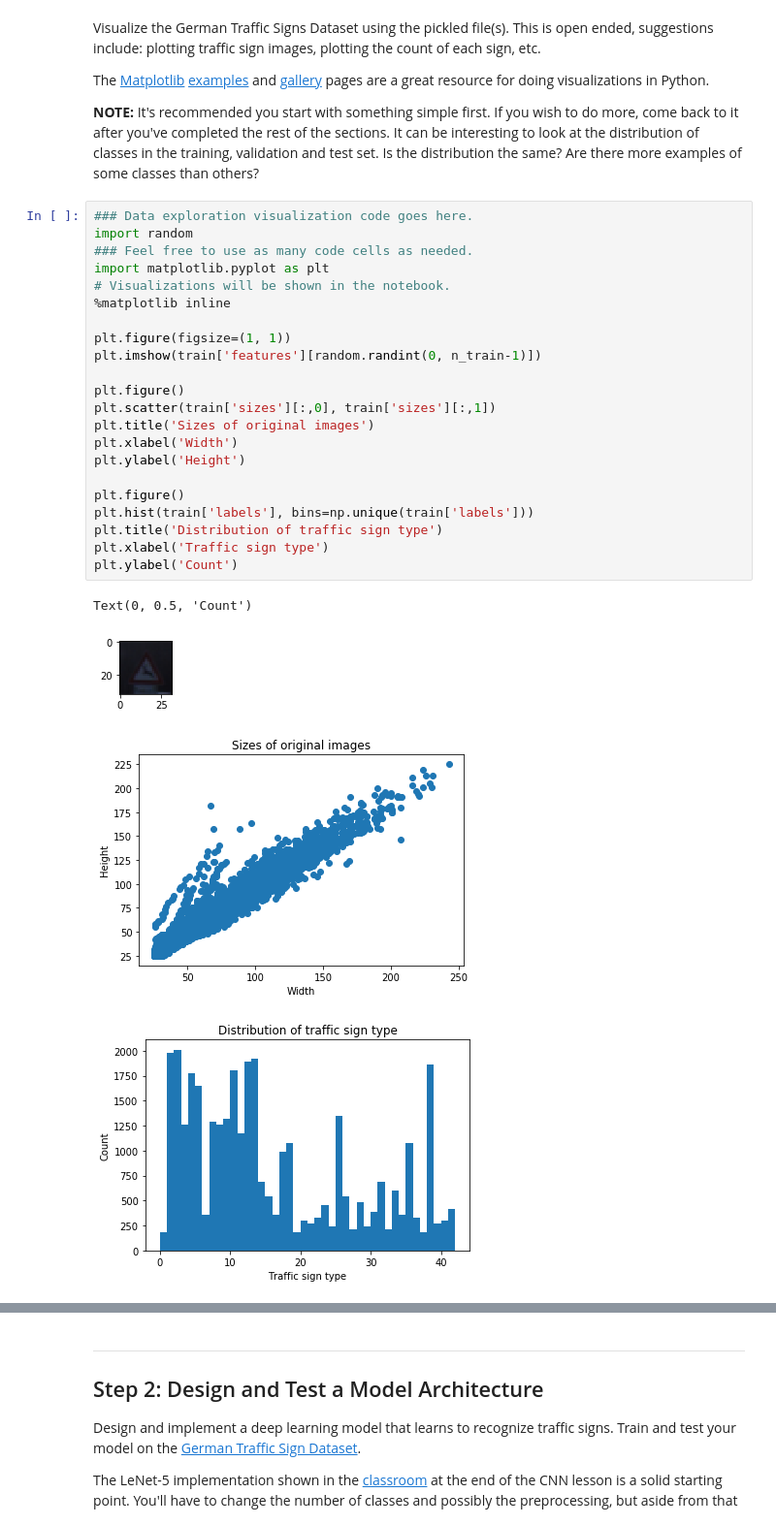
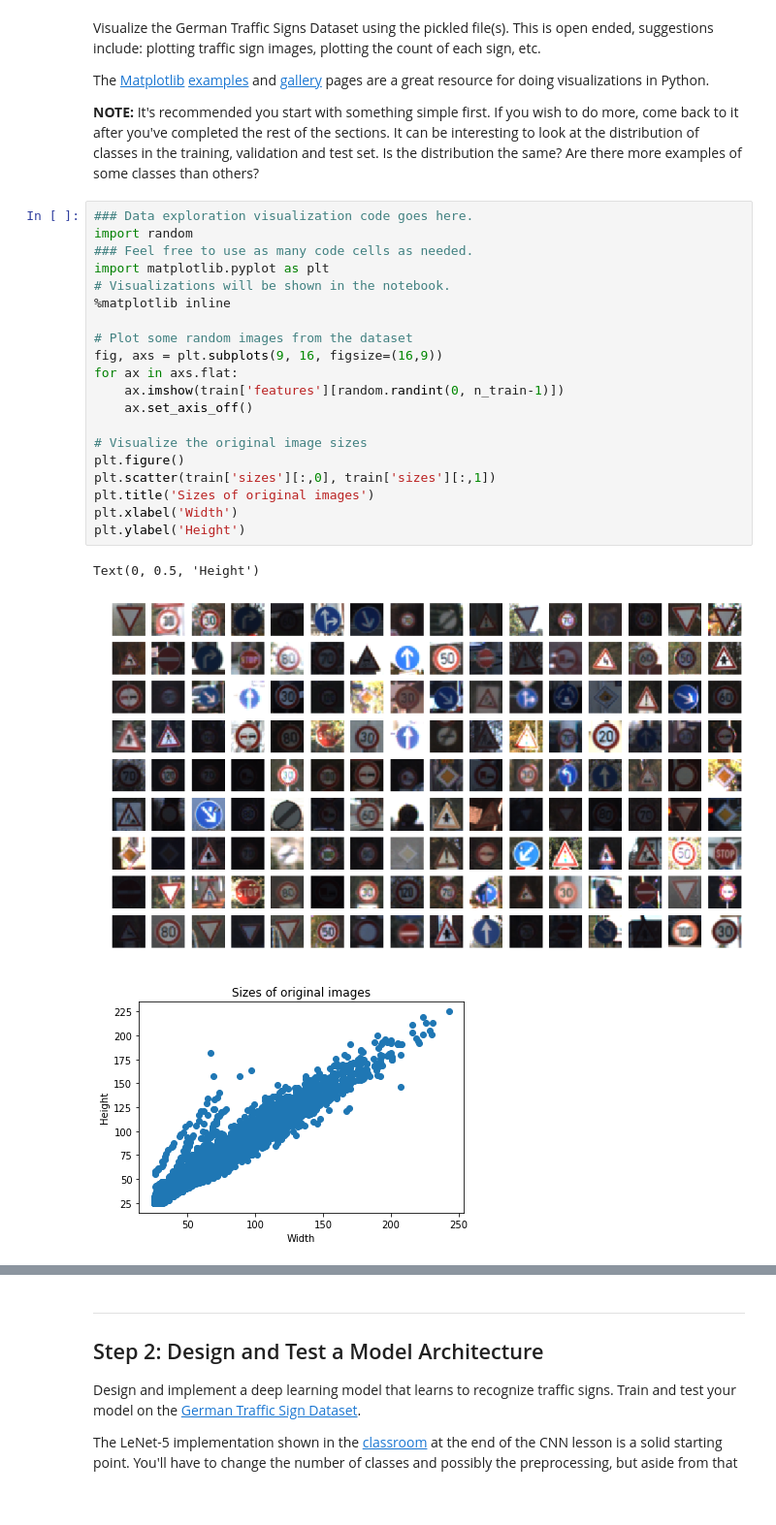
Before and after one commit to nagyben/CarND-Traffic-Sign-Classifier-Project, a Jupyter notebook: Traffic_Sign_Classifier.ipynb, the cells around one changed output, grey strips where cells are left out. Shown at 97% size. Saved outputs shown, nothing was run; the diff lists cells and outputs as text; blank space fills up the shorter version.

```diff
--- a/Traffic_Sign_Classifier.ipynb
+++ b/Traffic_Sign_Classifier.ipynb
@@ -96,27 +96,24 @@ The [Matplotlib](http://matplotlib.org/) [examples](http://matplotlib.org/exampl
 # %%
 ### Data exploration visualization code goes here.
 import random
 ### Feel free to use as many code cells as needed.
 import matplotlib.pyplot as plt
 # Visualizations will be shown in the notebook.
 %matplotlib inline
 
-plt.figure(figsize=(1, 1))
-plt.imshow(train['features'][random.randint(0, n_train-1)])
+# Plot some random images from the dataset
+fig, axs = plt.subplots(9, 16, figsize=(16,9))
+for ax in axs.flat:
+    ax.imshow(train['features'][random.randint(0, n_train-1)])
+    ax.set_axis_off()
 
+# Visualize the original image sizes
 plt.figure()
 plt.scatter(train['sizes'][:,0], train['sizes'][:,1])
 plt.title('Sizes of original images')
 plt.xlabel('Width')
 plt.ylabel('Height')
-
-plt.figure()
-plt.hist(train['labels'], bins=np.unique(train['labels']))
-plt.title('Distribution of traffic sign type')
-plt.xlabel('Traffic sign type')
-plt.ylabel('Count')
 # %% [output]
-Text(0, 0.5, 'Count')
+Text(0, 0.5, 'Height')
-[figure, old version]
+[figure, new version]
 [figure]
-[figure, removed]
```
Also changed, not shown: parts of 14 cells of this notebook.
